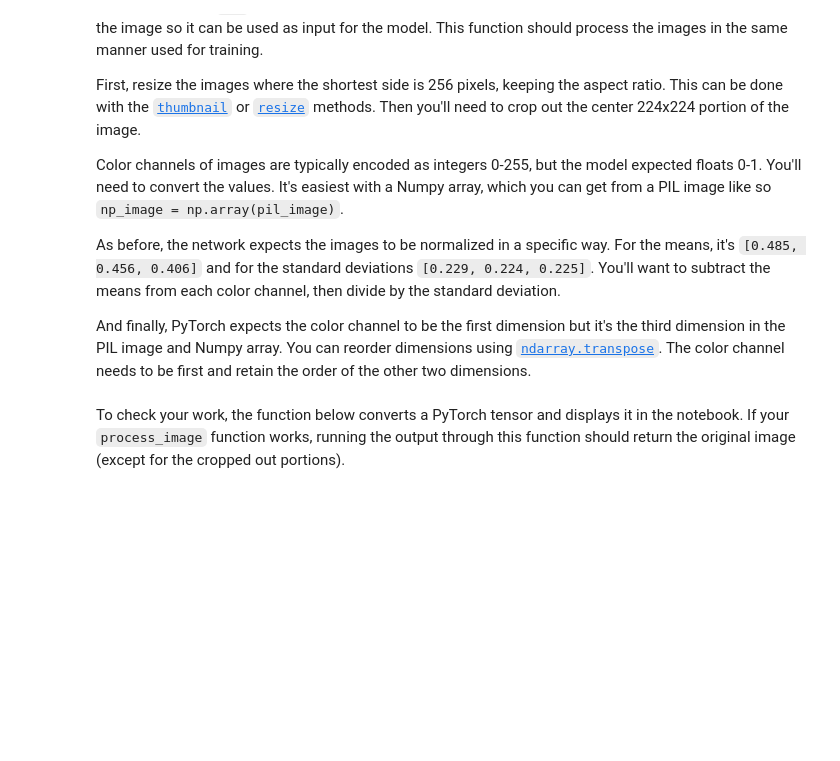
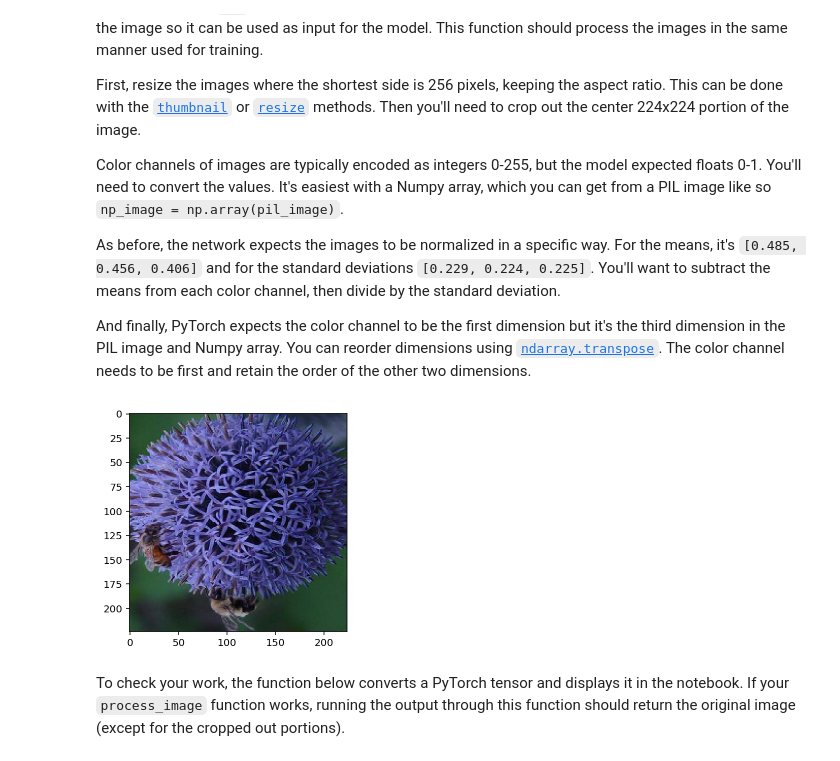
Before and after one commit to gsuemith/Flower-Species-Classifier, a Jupyter notebook: Image Classifier Project.ipynb, the cells around one changed output. Saved outputs shown, nothing was run; the diff lists cells and outputs as text; code cells hidden in the pictures; blank space fills up the shorter version.

Commit message:
save model checkpoints; visualize image activation

```diff
--- a/Image Classifier Project.ipynb
+++ b/Image Classifier Project.ipynb
@@ -225,3 +225,15 @@ Remember that you'll want to completely rebuild the model later so you can use i
+# %%
+# TODO: Save the checkpoint
+model.class_to_idx = train_data.class_to_idx
+checkpoint = {'input_size': 2208,
+              'output_size': categories,
+              'state_dict': model.state_dict(),
+              'epochs': 5,
+              'optimizer_state': optimizer.state_dict(),
+              'class_to_idx': model.class_to_idx,
+              'hidden_layers':[512, 256]}
+
+torch.save(checkpoint, 'checkpoint.pth')
 # %% [markdown]
 ## Loading the checkpoint
 
@@ -231,3 +271,5 @@ At this point it's good to write a function that can load a checkpoint and rebui
+# %%
+model = load_checkpoint('checkpoint.pth')
 # %% [markdown]
 # Inference for classification
 
@@ -255,12 +297,31 @@ As before, the network expects the images to be normalized in a specific way. Fo
 
 And finally, PyTorch expects the color channel to be the first dimension but it's the third dimension in the PIL image and Numpy array. You can reorder dimensions using [`ndarray.transpose`](https://docs.scipy.org/doc/numpy-1.13.0/reference/generated/numpy.ndarray.transpose.html). The color channel needs to be first and retain the order of the other two dimensions.
 # %%
+from PIL import Image
+import numpy as np
+
 def process_image(image):
     ''' Scales, crops, and normalizes a PIL image for a PyTorch model,
         returns an Numpy array
     '''
 
     # TODO: Process a PIL image for use in a PyTorch model
+    size = (256,256)
+    image = image.resize(size)
+    image = image.crop((16,16,16 + 224,16 + 224))
+
+    np_image = np.array(image).astype('float64')/255
+    np_image -= means
+    np_image /= stdvs
+
+    np_image = np_image.transpose((2,1,0))
+
+    return np_image
+
+im = Image.open(test_dir + '/10/image_07090.jpg')
+imshow(process_image(im));
+# %% [output]
+[figure, added]
 # %% [markdown]
 To check your work, the function below converts a PyTorch tensor and displays it in the notebook. If your `process_image` function works, running the output through this function should return the original image (except for the cropped out portions).
 # %%
```
Also changed, not shown: parts of 9 cells of this notebook.
